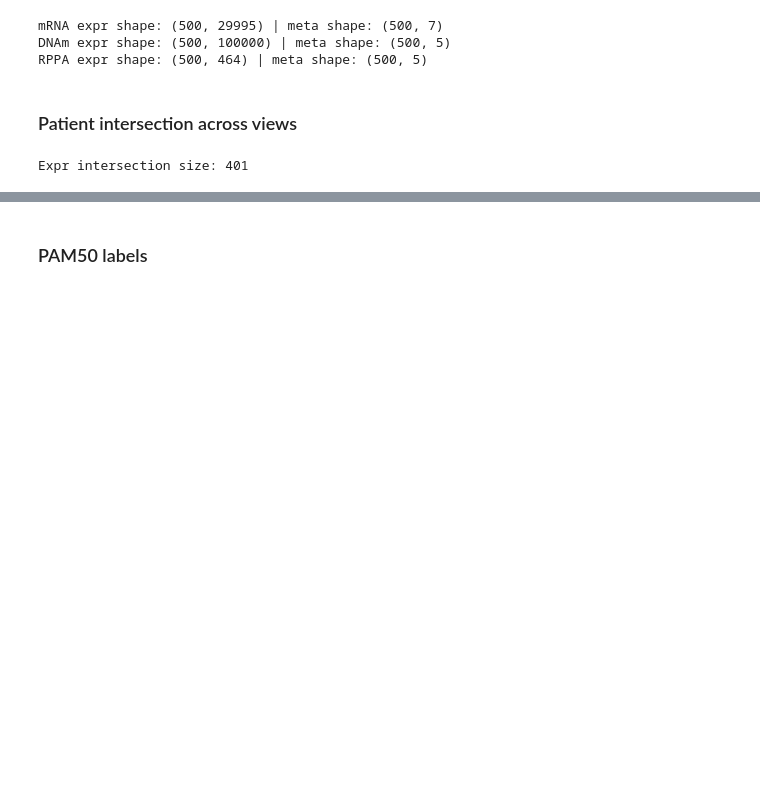
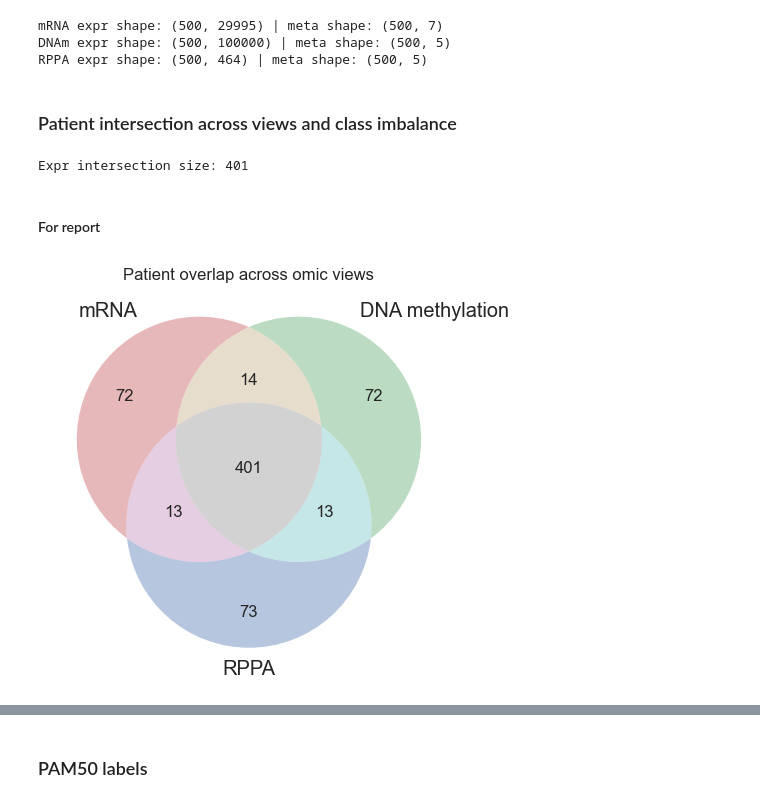
Before and after one commit to MarkoStc/ml_project2, a Jupyter notebook: code/log_reg_baseline.ipynb, the cells around one changed output, grey strips where cells are left out. Drawn from its saved outputs; the diff is of its cells as text; code cells hidden in the pictures; blank space fills up the shorter version.

```diff
--- a/code/log_reg_baseline.ipynb
+++ b/code/log_reg_baseline.ipynb
@@ -65,7 +65,7 @@ mRNA expr shape: (500, 29995) | meta shape: (500, 7)
 DNAm expr shape: (500, 100000) | meta shape: (500, 5)
 RPPA expr shape: (500, 464) | meta shape: (500, 5)
 # %% [markdown]
-### Patient intersection across views
+### Patient intersection across views and class imbalance
 # %%
 idx_mrna = set(data["mRNA"]["expr"].index)
 idx_meth = set(data["DNAm"]["expr"].index)
@@ -75,3 +75,25 @@ patients_intersection = sorted(list(idx_mrna & idx_meth & idx_prot))
 print(f"Expr intersection size: {len(patients_intersection)}")
 # %% [output]
 Expr intersection size: 401
+# %% [markdown]
+#### For report
+# %%
+import matplotlib.pyplot as plt
+from matplotlib_venn import venn3_unweighted
+
+set_rna  = set(data["mRNA"]["expr"].index)
+set_dna  = set(data["DNAm"]["expr"].index)
+set_rppa = set(data["RPPA"]["expr"].index)
+
+plt.figure(figsize=(5, 5))
+v = venn3_unweighted(
+    [set_rna, set_dna, set_rppa],
+    set_labels=("mRNA", "DNA methylation", "RPPA")
+)
+
+plt.title("Patient overlap across omic views")
+plt.tight_layout()
+plt.savefig("venn_omics.pdf")   # or "venn_omics.png"
+plt.show()
+# %% [output]
+[figure, added]
```
Also changed, not shown: parts of 12 cells of this notebook, 1 other file.
